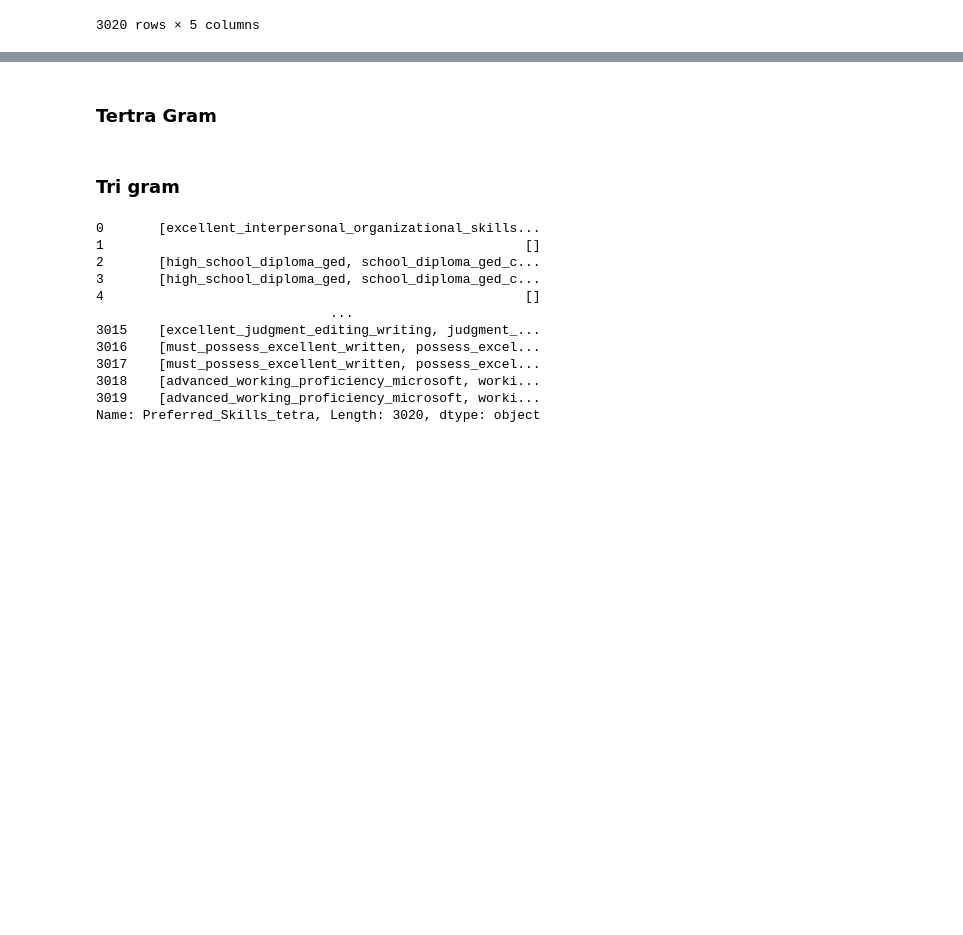
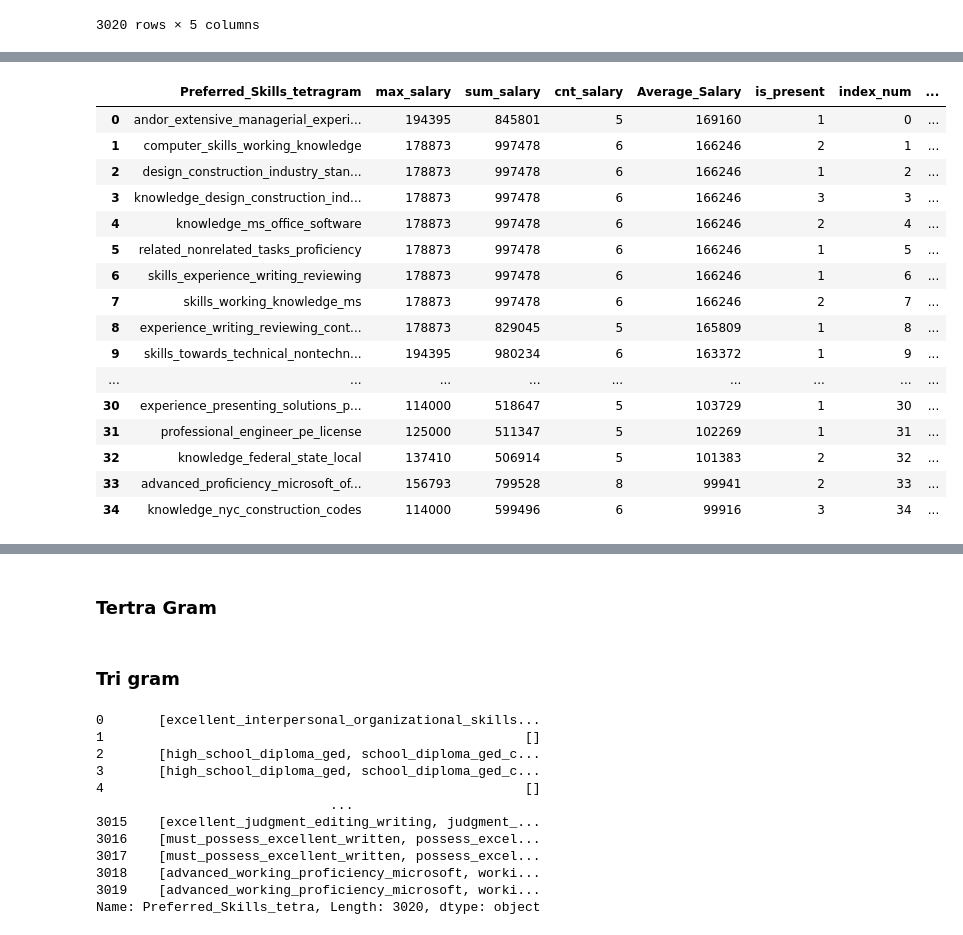
Before and after one commit to Data-Citadel/IDS_GROUP006, a Jupyter notebook: IDS_try.ipynb, the cells around one changed output, grey strips where cells are left out. Cells and saved outputs as stored; diff of their text form; code cells hidden in the pictures; blank space fills up the shorter version.

```diff
--- a/IDS_try.ipynb
+++ b/IDS_try.ipynb
@@ -293,0 +311,24 @@ def pentagram(sentence):
+# %%
+preferred_skill_cleaned = 'Preferred_Skillsnew'
+salary_to_compare = 'Projected_Salary_To'
+
+sub_df = posting_data[[preferred_skill_cleaned, salary_to_compare,'row_id']].copy()
+
+# Grouping with preferred skills to get distinct data, since one preferred desc will have multiple description.
+# there is no doubt that skills in mode value will occupy the top sopt. Just to avoid that taking unique descriptions
+sub_df = sub_df.groupby(preferred_skill_cleaned).agg(salary=(salary_to_compare, max)).reset_index(drop=False)
+
+# Applying tetra-gram (4 gram)
+ps_tetragram = 'Preferred_Skills_tetragram'
+sub_df[ps_tetragram] = sub_df[preferred_skill_cleaned].apply(tetragram)
+
+sub_df[ps_tetragram]=sub_df[ps_tetragram].apply(remove_common_skils)
+
+tetra_df =sub_df.explode(ps_tetragram).groupby(ps_tetragram).agg(
+max_salary=('salary', max),
+sum_salary=('salary', sum ),
+cnt_salary=('salary', 'count') ).sort_values(['max_salary','sum_salary','cnt_salary'], ascending=False)
+
+tetra_df['Average_Salary'] = tetra_df['sum_salary']/tetra_df['cnt_salary']
+tetra_df = tetra_df[tetra_df['cnt_salary'] >=5 ].sort_values(['Average_Salary','cnt_salary'], ascending=False)
+tetra_df=tetra_df.reset_index(drop=False)
@@ -293,0 +357,26 @@ def pentagram(sentence):
+# %%
+# To pick top 35 from n-grams
+tetra_df = tetra_df.iloc[:35]
+
+#Handpicked Top 10 from the top 35
+tetra_df['selected'] = tetra_df['index_num'].apply(lambda x: x in [2,4,8,12,16,19,20,26,31,34])
+color = (tetra_df['selected'] == True).map({True: 'background-color: yellow', False: ''})
+tetra_df.style.apply(lambda s: color)
+# %% [output]
+|  | Preferred_Skills_tetragram | max_salary | sum_salary | cnt_salary | Average_Salary | is_present | index_num | ... |
+| 0 | andor_extensive_managerial_experi... | 194395 | 845801 | 5 | 169160 | 1 | 0 | ... |
+| 1 | computer_skills_working_knowledge | 178873 | 997478 | 6 | 166246 | 2 | 1 | ... |
+| 2 | design_construction_industry_stan... | 178873 | 997478 | 6 | 166246 | 1 | 2 | ... |
+| 3 | knowledge_design_construction_ind... | 178873 | 997478 | 6 | 166246 | 3 | 3 | ... |
+| 4 | knowledge_ms_office_software | 178873 | 997478 | 6 | 166246 | 2 | 4 | ... |
+| 5 | related_nonrelated_tasks_proficiency | 178873 | 997478 | 6 | 166246 | 1 | 5 | ... |
+| 6 | skills_experience_writing_reviewing | 178873 | 997478 | 6 | 166246 | 1 | 6 | ... |
+| 7 | skills_working_knowledge_ms | 178873 | 997478 | 6 | 166246 | 2 | 7 | ... |
+| 8 | experience_writing_reviewing_cont... | 178873 | 829045 | 5 | 165809 | 1 | 8 | ... |
+| 9 | skills_towards_technical_nontechn... | 194395 | 980234 | 6 | 163372 | 1 | 9 | ... |
+| ... | ... | ... | ... | ... | ... | ... | ... | ... |
+| 30 | experience_presenting_solutions_p... | 114000 | 518647 | 5 | 103729 | 1 | 30 | ... |
+| 31 | professional_engineer_pe_license | 125000 | 511347 | 5 | 102269 | 1 | 31 | ... |
+| 32 | knowledge_federal_state_local | 137410 | 506914 | 5 | 101383 | 2 | 32 | ... |
+| 33 | advanced_proficiency_microsoft_of... | 156793 | 799528 | 8 | 99941 | 2 | 33 | ... |
+| 34 | knowledge_nyc_construction_codes | 114000 | 599496 | 6 | 99916 | 3 | 34 | ... |
```
Also changed, not shown: parts of 32 cells of this notebook.
